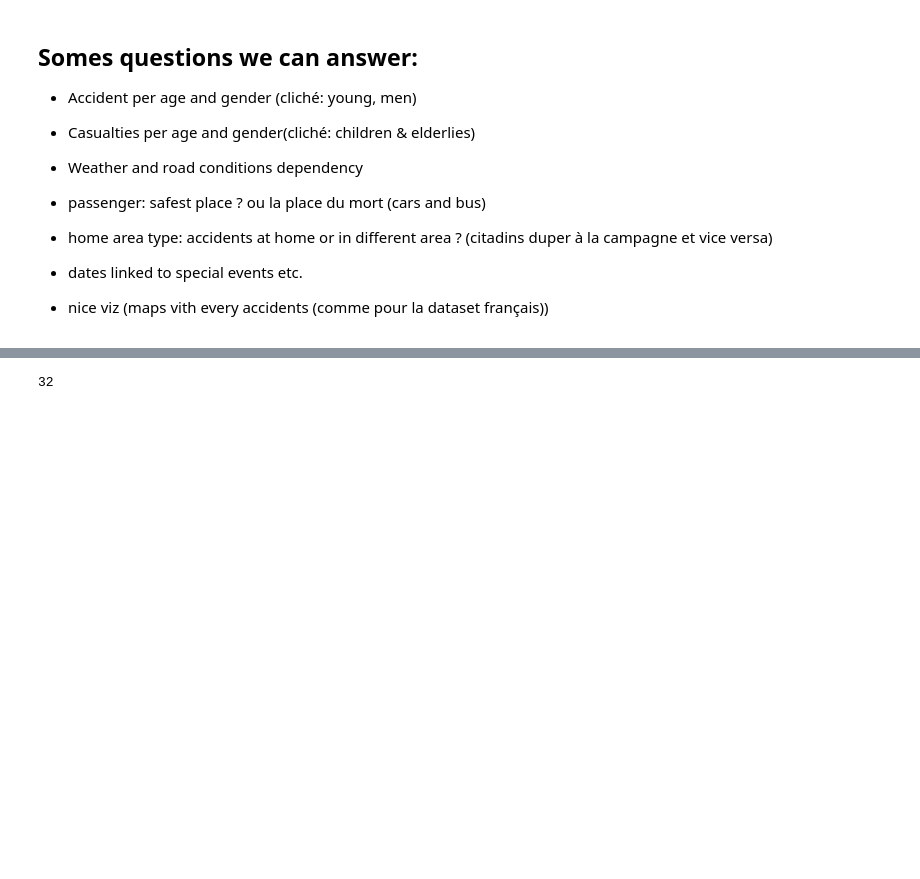
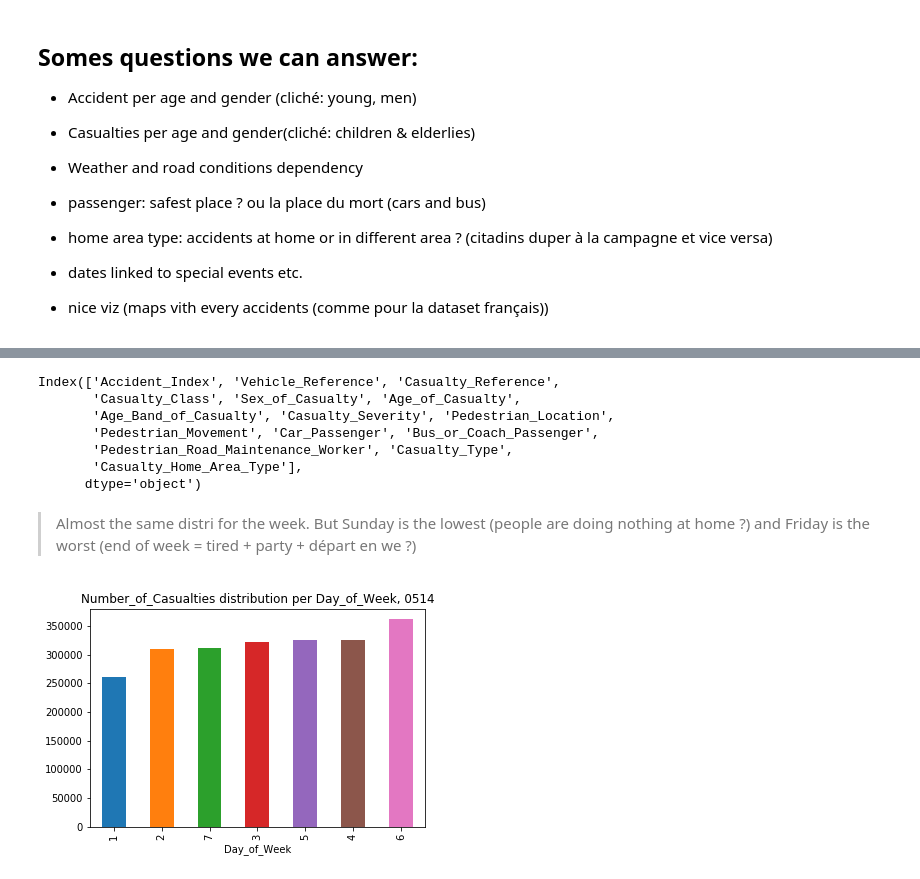
Before and after one commit to Eagleseb/survive-your-commuting, a Jupyter notebook: Milestone2.ipynb, the cells around one changed output, grey strips where cells are left out. Cells and saved outputs as stored; diff of their text form; code cells hidden in the pictures; blank space fills up the shorter version.

Commit message:
first plots

```diff
--- a/Milestone2.ipynb
+++ b/Milestone2.ipynb
@@ -46,4 +49,40 @@ UnicodeDecodeError: 'utf-8' codec can't decode byte 0xd0 in position 0: invalid
+# %%
+#HELPERS
+
+#TO DO: colors set (la c'est immonde), remplacer les numéros de jours par les vrais jours, virer la ligne du out pour jutse avoir le graphe
+
+def plot_distrib(acc, colname, group = "Day_of_Week"):
+    """
+    Plot the distribution of colname per group
+    """
+    if colname == 'Accident_Index':
+        acc.groupby([group])[colname].count().sort_values().plot.bar(x = group,
+                                                                           y = colname,
+                                                                          title = colname + ' distribution per '+ group +', 0514',
+                                                                          sort_columns = True)
+    else:
+        acc.groupby([group])[colname].sum().sort_values().plot.bar(x = group,
+                                                                           y = colname,
+                                                                          title = colname + ' distribution per '+ group +', 0514',
+                                                                          sort_columns = True)
+# %%
+#load accident sets
+
+accidents = pd.read_csv(DATA_FOLDER + "Accidents0514.csv",
+                        usecols = acc_cols,
+                                },
+                       parse_dates = [["Date","Time"]],
+                       )
+
+casualties = pd.read_csv(DATA_FOLDER + "Casualties0514.csv",
+                        )
 # %%
-Accidents0514.columns
+casualties.columns
 # %% [output]
-32
+Index(['Accident_Index', 'Vehicle_Reference', 'Casualty_Reference',
+       'Casualty_Class', 'Sex_of_Casualty', 'Age_of_Casualty',
+       'Age_Band_of_Casualty', 'Casualty_Severity', 'Pedestrian_Location',
+       'Pedestrian_Movement', 'Car_Passenger', 'Bus_or_Coach_Passenger',
+       'Pedestrian_Road_Maintenance_Worker', 'Casualty_Type',
+       'Casualty_Home_Area_Type'],
+      dtype='object')
@@ -49,0 +92,6 @@ Accidents0514.columns
+# %% [markdown]
+> Almost the same distri for the week. But Sunday is the lowest (people are doing nothing at home ?) and Friday is the worst (end of week = tired + party + départ en we ?)
+# %%
+plot_distrib(accidents, "Number_of_Casualties")
+# %% [output]
+[figure, added]
```
Also changed, not shown: parts of 12 cells of this notebook, 1 other file.
